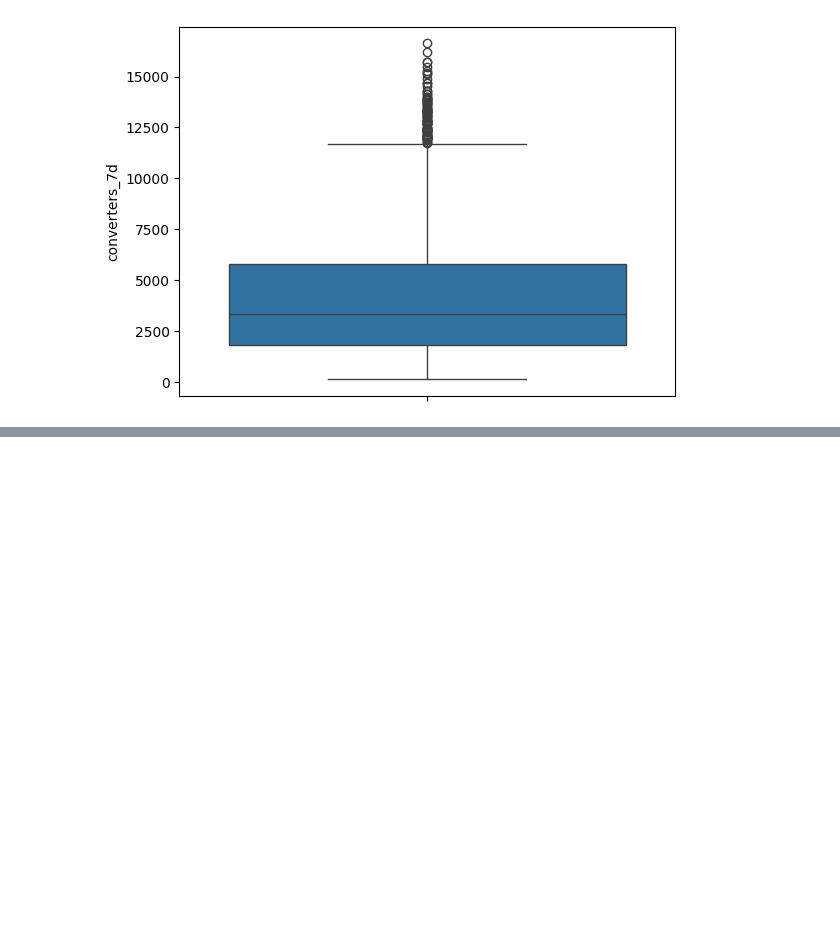
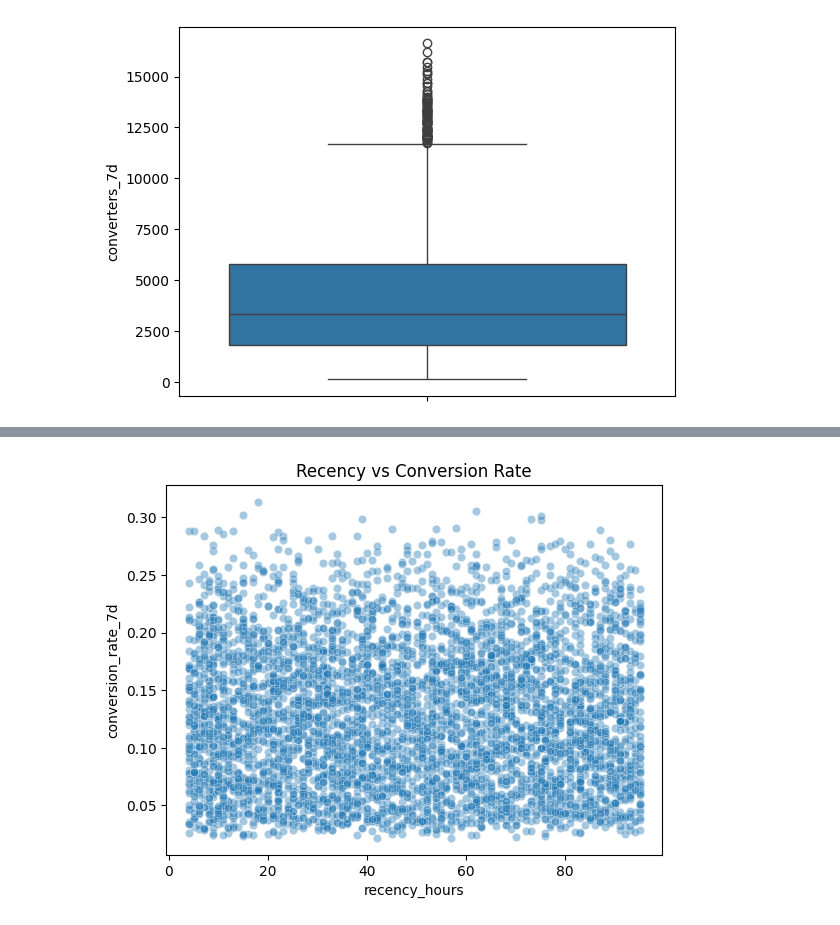
Before and after one commit to bharathkrishna711-lab/audience-conversion-propensity, a Jupyter notebook: notebooks/01_eda.ipynb, the cells around one changed output, grey strips where cells are left out. Drawn from its saved outputs; the diff is of its cells as text; code cells hidden in the pictures; blank space fills up the shorter version.

```diff
--- a/notebooks/01_eda.ipynb
+++ b/notebooks/01_eda.ipynb
@@ -148,0 +171,11 @@ sns.boxplot(df['converters_7d'])
+# %%
+sns.scatterplot(
+    x="recency_hours",
+    y="conversion_rate_7d",
+    data=df,
+    alpha=0.4
+)
+plt.title("Recency vs Conversion Rate")
+plt.show()
+# %% [output]
+[figure, added]
```
Also changed, not shown: parts of 7 cells of this notebook.
